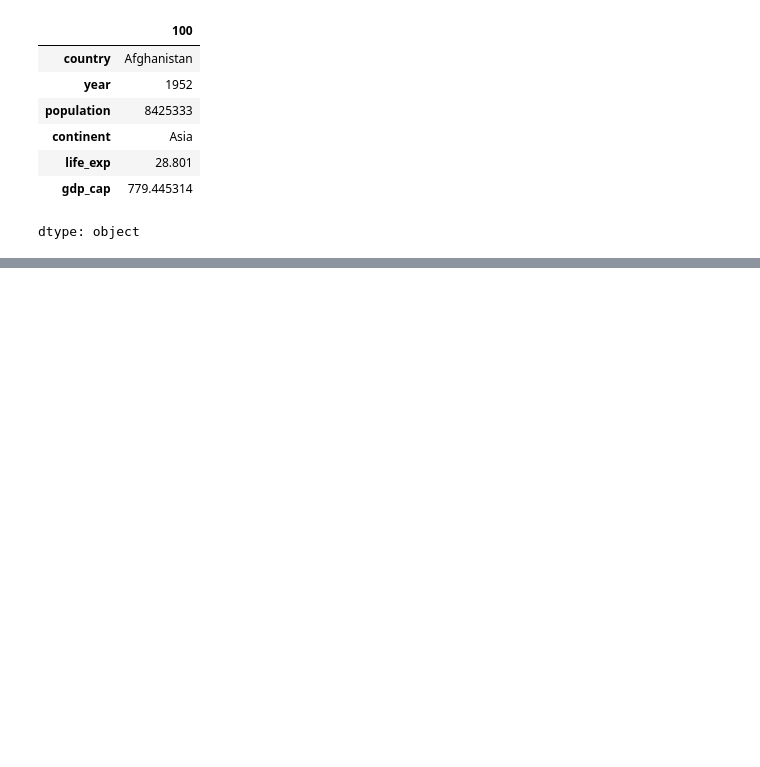
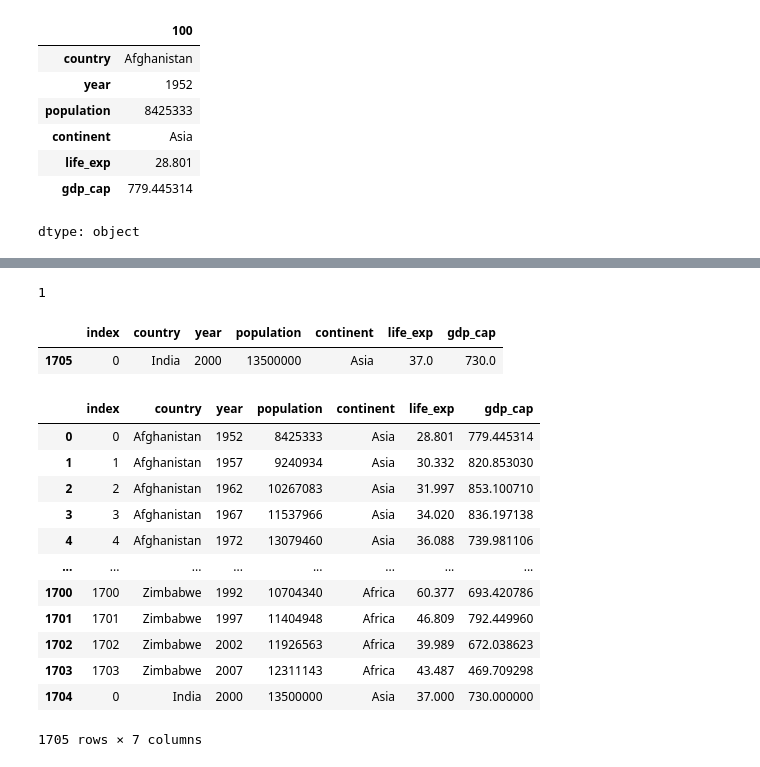
Before and after one commit to Grey-hatcoder/My-Coding-files, a Jupyter notebook: Pandas_1.ipynb, the cells around one changed output, grey strips where cells are left out. Cells and saved outputs as stored; diff of their text form; code cells hidden in the pictures; blank space fills up the shorter version.

```diff
--- a/Pandas_1.ipynb
+++ b/Pandas_1.ipynb
@@ -325,0 +385,4 @@ dtype: object
+# %%
+new_row = {'country':'India', 'population': 13500000, 'year' : 2000, 'continent' : 'Asia', 'life_exp': 37, 'gdp_cap' : 730}
+new_df = pd.DataFrame([new_row])
+new_df
@@ -325,0 +392,3 @@ dtype: object
+# %%
+sd = pd.concat([sd,new_df])
+sd
@@ -325,0 +409,2 @@ dtype: object
+# %%
+sd.reset_index(inplace=True)
@@ -325,0 +449,27 @@ dtype: object
+# %%
+sum(sd.duplicated())
+# %% [output]
+1
+# %%
+sd.loc[sd.duplicated()]
+# %% [output]
+|  | index | country | year | population | continent | life_exp | gdp_cap |
+| 1705 | 0 | India | 2000 | 13500000 | Asia | 37.0 | 730.0 |
+# %%
+sd.drop_duplicates(inplace=True)
+# %%
+sd
+# %% [output]
+|  | index | country | year | population | continent | life_exp | gdp_cap |
+| 0 | 0 | Afghanistan | 1952 | 8425333 | Asia | 28.801 | 779.445314 |
+| 1 | 1 | Afghanistan | 1957 | 9240934 | Asia | 30.332 | 820.853030 |
+| 2 | 2 | Afghanistan | 1962 | 10267083 | Asia | 31.997 | 853.100710 |
+| 3 | 3 | Afghanistan | 1967 | 11537966 | Asia | 34.020 | 836.197138 |
+| 4 | 4 | Afghanistan | 1972 | 13079460 | Asia | 36.088 | 739.981106 |
+| ... | ... | ... | ... | ... | ... | ... | ... |
+| 1700 | 1700 | Zimbabwe | 1992 | 10704340 | Africa | 60.377 | 693.420786 |
+| 1701 | 1701 | Zimbabwe | 1997 | 11404948 | Africa | 46.809 | 792.449960 |
+| 1702 | 1702 | Zimbabwe | 2002 | 11926563 | Africa | 39.989 | 672.038623 |
+| 1703 | 1703 | Zimbabwe | 2007 | 12311143 | Africa | 43.487 | 469.709298 |
+| 1704 | 0 | India | 2000 | 13500000 | Asia | 37.000 | 730.000000 |
+1705 rows × 7 columns
```
Also changed, not shown: parts of 18 cells of this notebook.
